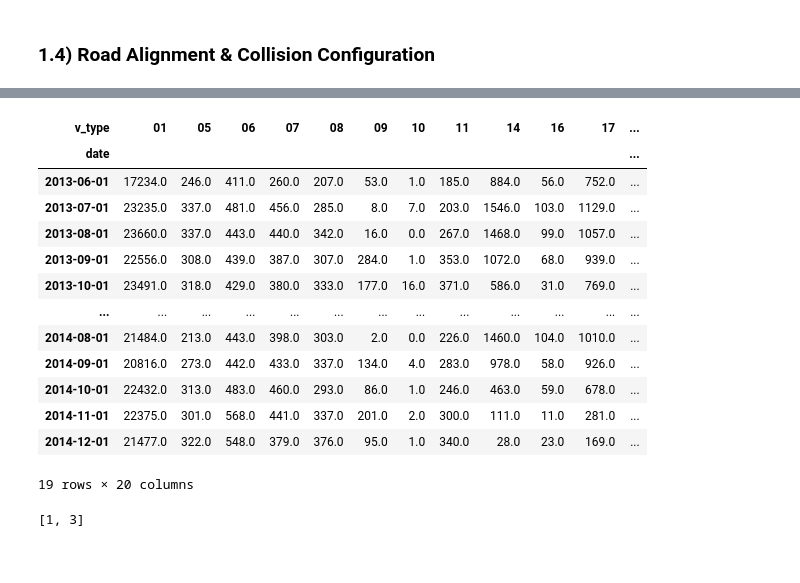
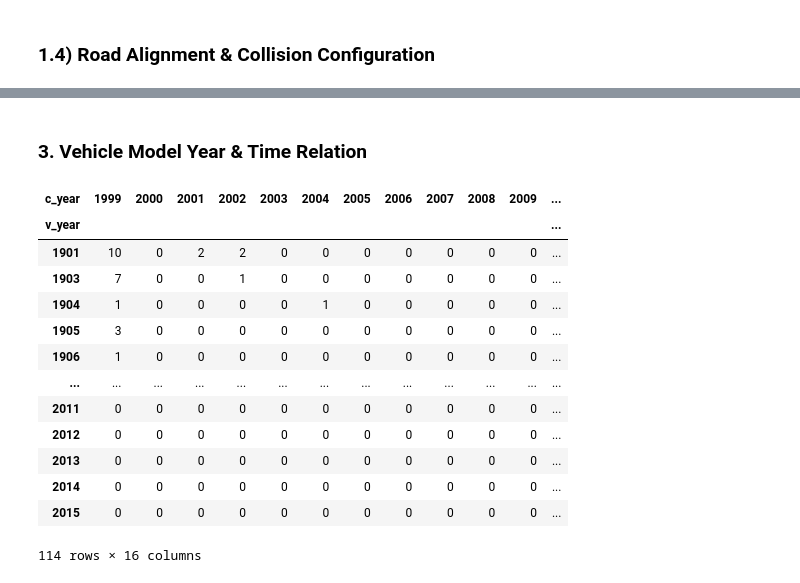
Before and after one commit to rynho/3250-G3, a Jupyter notebook: jupyterNB/G3_Project_Ryan.ipynb, the cells around one changed output, grey strips where cells are left out. Cells and saved outputs as stored; diff of their text form; code cells hidden in the pictures.

```diff
--- a/jupyterNB/G3_Project_Ryan.ipynb
+++ b/jupyterNB/G3_Project_Ryan.ipynb
@@ -33,5 +32,4 @@ C_YEAR,C_MNTH,C_WDAY,C_HOUR,C_SEV,C_VEHS,C_CONF,C_RCFG,C_WTHR,C_RSUR,C_RALN,C_TR
 # %%
-#accident = pd.read_csv('NCDB_1999_to_2014.csv', engine = 'python')
-accident = pd.read_csv('NCDB_1999_to_2014_s.csv', engine = 'python')
+accident = pd.read_csv('NCDB_1999_to_2014.csv', engine = 'python')
 # %%
 #replace all column head to lower case.
@@ -151,6 +133,10 @@ P.S.: We don't need to analyse all categories.
 # %%
 # slice the columns I would analyse from original dataset.
 
-dfa = df.loc[:,['date','c_year','c_mnth','c_wday','c_hour','c_sev','c_vehs','c_conf','c_wthr','c_raln','v_type','v_year']]
-dfa
+dfa = df.loc[:,['date','c_year','c_mnth','c_wday','c_hour',
+                'c_sev','c_vehs','c_conf','c_wthr','c_raln',
+                'v_type','v_year']]
+
+#check how many unknown in road alignment.
+dfa['c_raln'].value_counts().sort_index()
 # %% [output]
@@ -468,23 +519,30 @@ dfa
+# %% [markdown]
+### 3. Vehicle Model Year & Time Relation
 # %%
+#Prepare the dataset and clean it.
+df1 = dfa.loc[:,['c_year','v_year']]
 
-df1 = dfa.loc[:,['date','v_type']]
+df1.v_year.replace({'NNNN':NA,'UUUU':NA,'XXXX':NA},inplace=True)
+df1.dropna(inplace=True)
+df1 = df1.astype(int)
 
-#Agregate the events by month into a summarized dataframe.
-df2 = df1.groupby(['date','v_type']).size().unstack()
+#Agregate the collisions by year into a summarized dataframe (model year as index).
+df2 = df1.groupby(['c_year','v_year']).size().unstack().T
 df2.fillna(0, inplace=True)
+df2 = df2.astype(int)
 df2
 # %% [output]
-| v_type | 01 | 05 | 06 | 07 | 08 | 09 | 10 | 11 | 14 | 16 | 17 | ... |
-| date |  |  |  |  |  |  |  |  |  |  |  | ... |
-| 2013-06-01 | 17234.0 | 246.0 | 411.0 | 260.0 | 207.0 | 53.0 | 1.0 | 185.0 | 884.0 | 56.0 | 752.0 | ... |
-| 2013-07-01 | 23235.0 | 337.0 | 481.0 | 456.0 | 285.0 | 8.0 | 7.0 | 203.0 | 1546.0 | 103.0 | 1129.0 | ... |
-| 2013-08-01 | 23660.0 | 337.0 | 443.0 | 440.0 | 342.0 | 16.0 | 0.0 | 267.0 | 1468.0 | 99.0 | 1057.0 | ... |
-| 2013-09-01 | 22556.0 | 308.0 | 439.0 | 387.0 | 307.0 | 284.0 | 1.0 | 353.0 | 1072.0 | 68.0 | 939.0 | ... |
-| 2013-10-01 | 23491.0 | 318.0 | 429.0 | 380.0 | 333.0 | 177.0 | 16.0 | 371.0 | 586.0 | 31.0 | 769.0 | ... |
+| c_year | 1999 | 2000 | 2001 | 2002 | 2003 | 2004 | 2005 | 2006 | 2007 | 2008 | 2009 | ... |
+| v_year |  |  |  |  |  |  |  |  |  |  |  | ... |
+| 1901 | 10 | 0 | 2 | 2 | 0 | 0 | 0 | 0 | 0 | 0 | 0 | ... |
+| 1903 | 7 | 0 | 0 | 1 | 0 | 0 | 0 | 0 | 0 | 0 | 0 | ... |
+| 1904 | 1 | 0 | 0 | 0 | 0 | 1 | 0 | 0 | 0 | 0 | 0 | ... |
+| 1905 | 3 | 0 | 0 | 0 | 0 | 0 | 0 | 0 | 0 | 0 | 0 | ... |
+| 1906 | 1 | 0 | 0 | 0 | 0 | 0 | 0 | 0 | 0 | 0 | 0 | ... |
 | ... | ... | ... | ... | ... | ... | ... | ... | ... | ... | ... | ... | ... |
-| 2014-08-01 | 21484.0 | 213.0 | 443.0 | 398.0 | 303.0 | 2.0 | 0.0 | 226.0 | 1460.0 | 104.0 | 1010.0 | ... |
-| 2014-09-01 | 20816.0 | 273.0 | 442.0 | 433.0 | 337.0 | 134.0 | 4.0 | 283.0 | 978.0 | 58.0 | 926.0 | ... |
-| 2014-10-01 | 22432.0 | 313.0 | 483.0 | 460.0 | 293.0 | 86.0 | 1.0 | 246.0 | 463.0 | 59.0 | 678.0 | ... |
-| 2014-11-01 | 22375.0 | 301.0 | 568.0 | 441.0 | 337.0 | 201.0 | 2.0 | 300.0 | 111.0 | 11.0 | 281.0 | ... |
-| 2014-12-01 | 21477.0 | 322.0 | 548.0 | 379.0 | 376.0 | 95.0 | 1.0 | 340.0 | 28.0 | 23.0 | 169.0 | ... |
+| 2011 | 0 | 0 | 0 | 0 | 0 | 0 | 0 | 0 | 0 | 0 | 0 | ... |
+| 2012 | 0 | 0 | 0 | 0 | 0 | 0 | 0 | 0 | 0 | 0 | 0 | ... |
+| 2013 | 0 | 0 | 0 | 0 | 0 | 0 | 0 | 0 | 0 | 0 | 0 | ... |
+| 2014 | 0 | 0 | 0 | 0 | 0 | 0 | 0 | 0 | 0 | 0 | 0 | ... |
+| 2015 | 0 | 0 | 0 | 0 | 0 | 0 | 0 | 0 | 0 | 0 | 0 | ... |
-19 rows × 20 columns
+114 rows × 16 columns
@@ -498,5 +548,0 @@ v_type=['1.Light Duty Vehicle', '5.Cargo <= 4536 KG', '6.Truck <= 4536 KG',
-# %%
-ls=list(range(0,8))
-[ls[1],ls[3]]
-# %% [output]
-[1, 3]
```
Also changed, not shown: parts of 49 cells of this notebook, 1 other file.
